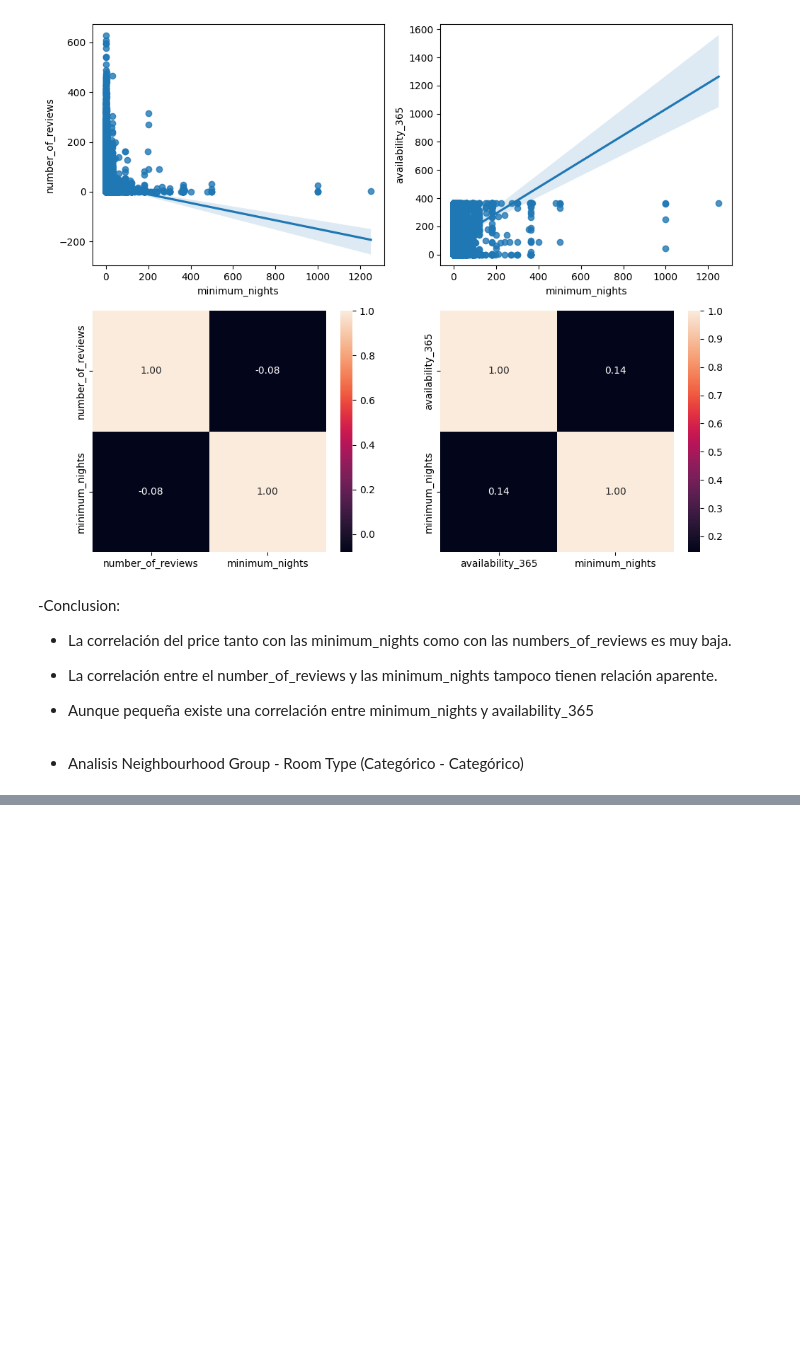
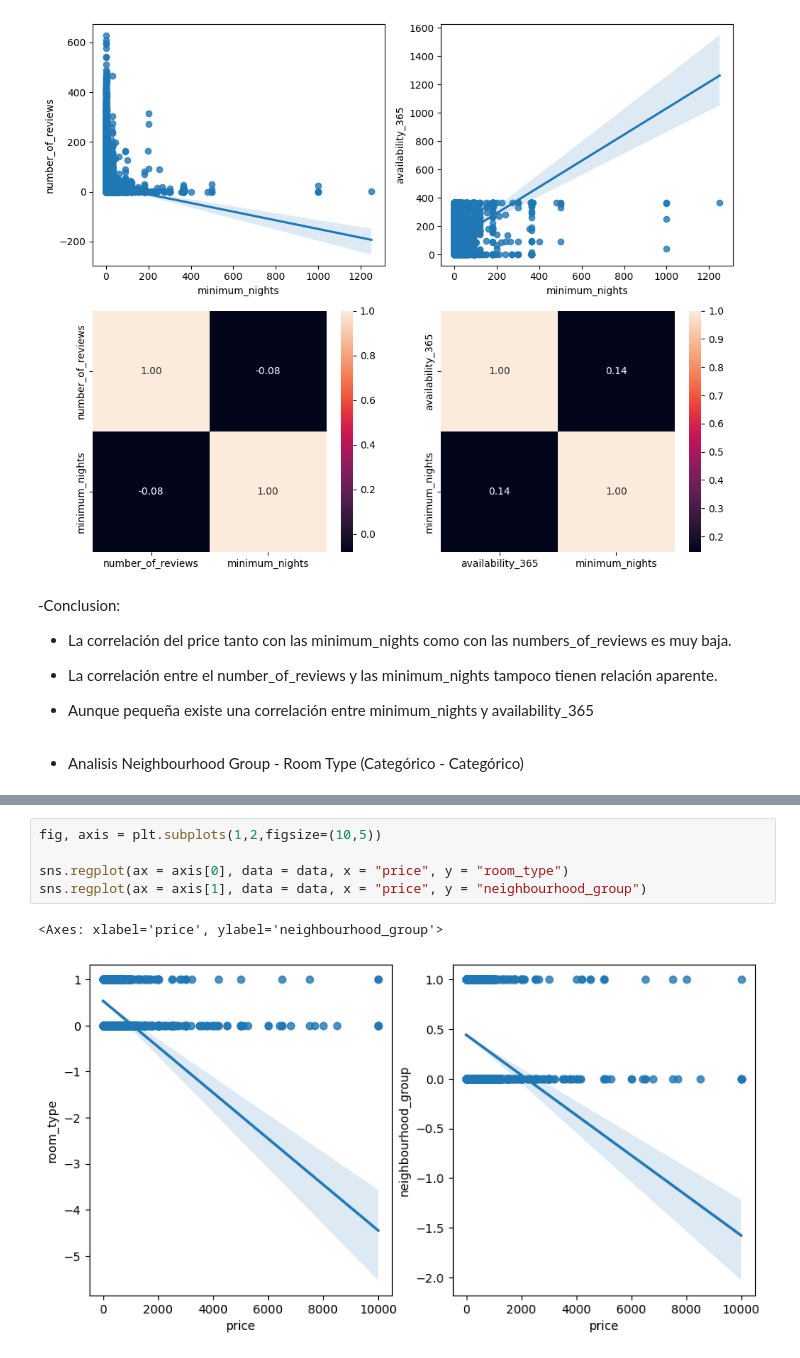
Before and after one commit to Fj-martinez33/AirBnB-NewYork, a Jupyter notebook: src/explore.ipynb, the cells around one changed output, grey strips where cells are left out. Cells and saved outputs as stored; diff of their text form; blank space fills up the shorter version.

```diff
--- a/src/explore.ipynb
+++ b/src/explore.ipynb
@@ -311,0 +364,8 @@ CatCatAnalysi(data)
+# %%
+fig, axis = plt.subplots(1,2,figsize=(10,5))
+
+sns.regplot(ax = axis[0], data = data, x = "price", y = "room_type")
+sns.regplot(ax = axis[1], data = data, x = "price", y = "neighbourhood_group")
+# %% [output]
+<Axes: xlabel='price', ylabel='neighbourhood_group'>
+[figure, added]
```
Also changed, not shown: parts of 8 cells of this notebook, 2 other files.
